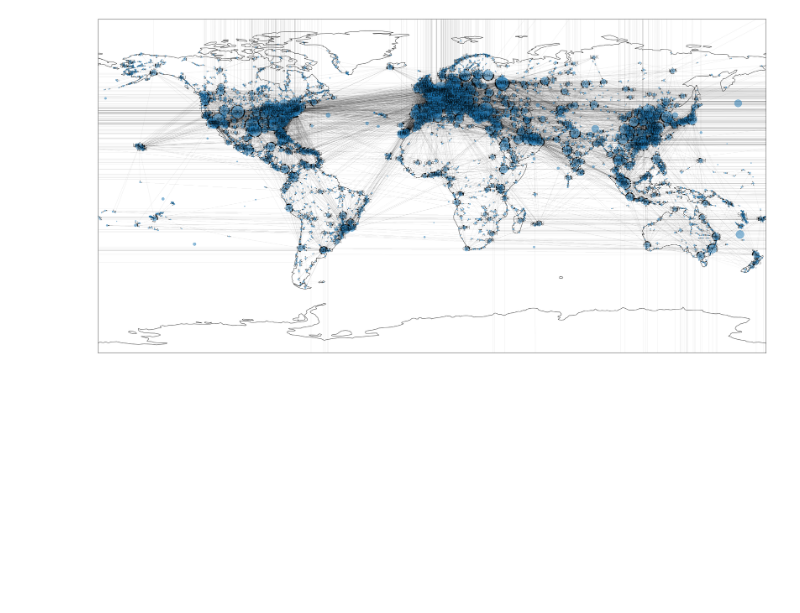
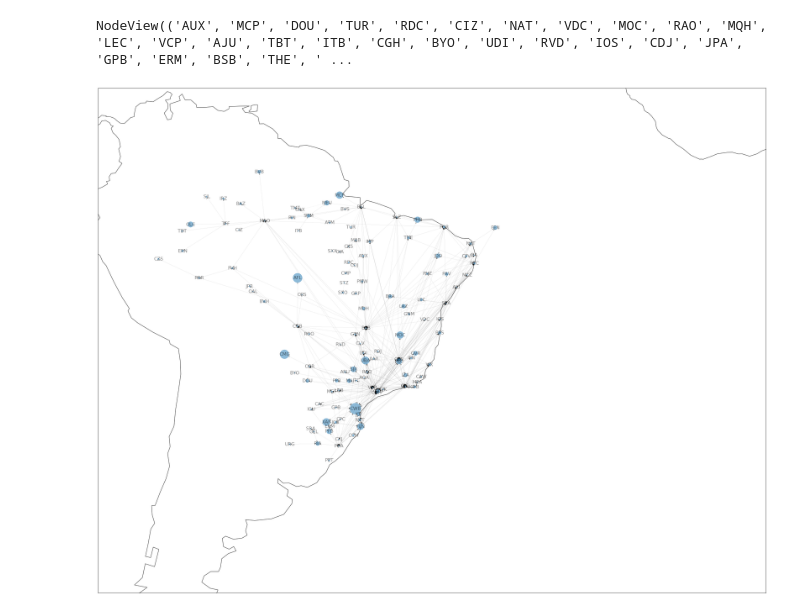
Before and after one commit to projeto-de-algoritmos/Trabalho1_Grafo_ViniciusLima_JoaoRobson, a Jupyter notebook: flights.ipynb, the cells around one changed output. Saved outputs shown, nothing was run; the diff lists cells and outputs as text; code cells hidden in the pictures; blank space fills up the shorter version.

Commit message:
Create map of Brazil flights

```diff
--- a/flights.ipynb
+++ b/flights.ipynb
@@ -17,17 +15,20 @@ flights.shape
 # %%
-graph = nx.from_pandas_edgelist(flights, source = 'airport', target = 'dest_airport', create_using = nx.DiGraph())
+def mount_graph(flights, airports, label_size_limit=20):
+    graph = nx.from_pandas_edgelist(flights, source = 'airport', target = 'dest_airport', create_using = nx.DiGraph())
 
-deg = nx.degree(graph)
-sizes = [5 * deg[iata] for iata in graph.nodes]
+    deg = nx.degree(graph)
+    sizes = [5 * deg[iata] for iata in graph.nodes]
 
 # altitude = airports[['altitude','iata']]
 # print(altitude)
 # altitude = [altitude[iata] for iata in graph.nodes]
 
-pos = {v['iata']: (v['long'], v['lat'])
-       for airport, v in
-       airports.to_dict('index').items()}
+    pos = {v['iata']: (v['long'], v['lat'])
+           for airport, v in
+           airports.to_dict('index').items()}
 
 
-labels = {iata: iata if deg[iata] >= 20 else ''
-                  for iata in graph.nodes}
+    labels = {iata: iata if deg[iata] >= label_size_limit else ''
+                      for iata in graph.nodes}
+
+    return graph, pos, labels
@@ -33,0 +60,6 @@ labels = {iata: iata if deg[iata] >= 20 else ''
+# %%
+br_airports = airports[airports.country == "Brazil"]
+br_flights = flights[
+    flights['airport'].isin(br_airports.iata) &
+    flights['dest_airport'].isin(br_airports.iata)]
+br_flights.reset_index()
@@ -34,21 +85,27 @@ labels = {iata: iata if deg[iata] >= 20 else ''
+# %%
+graph, pos, labels = mount_graph(br_flights, br_airports,0)
+graph.nodes
+# %% [output]
+NodeView(('AUX', 'MCP', 'DOU', 'TUR', 'RDC', 'CIZ', 'NAT', 'VDC', 'MOC', 'RAO', 'MQH', 'LEC', 'VCP', 'AJU', 'TBT', 'ITB', 'CGH', 'BYO', 'UDI', 'RVD', 'IOS', 'CDJ', 'JPA', 'GPB', 'ERM', 'BSB', 'THE', ' ...
 # %%
 import cartopy.crs as ccrs
 import matplotlib.pyplot as plt
 
-crs = ccrs.PlateCarree()
+crs = ccrs.RotatedPole()
 fig, ax = plt.subplots(
     1, 1, figsize=(42, 42),
-    subplot_kw=dict(projection=crs))
+    subplot_kw=dict(projection=ccrs.PlateCarree()))
+
 ax.coastlines()
-# # Extent of continental US.
-#ax.set_extent([-128, -62, 20, 50])
+# # # Extent of continental Brazil.
+ax.set_extent([-80, 0, -40, 10])
 nx.draw_networkx(graph, ax=ax,
                   font_size=16,
                   alpha=.5,
                   width=.075,
                   node_size=sizes,
                   labels=labels,
                   pos=pos,
                   cmap=plt.cm.autumn)
 # %% [output]
-[figure, old version]
+[figure, new version]
```
Also changed, not shown: parts of 6 cells of this notebook, 1 other file.
